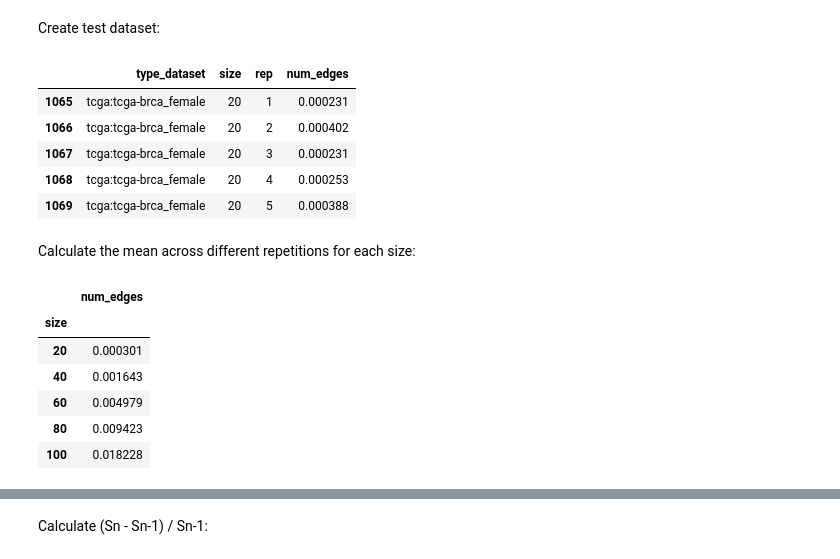
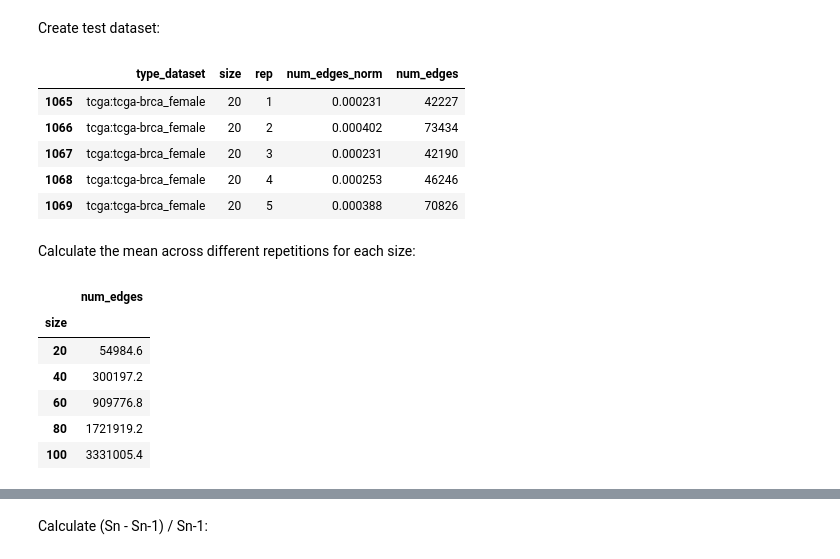
Before and after one commit to Barabasi-Lab/SampleSize, a Jupyter notebook: scripts/general_analysis/compare_models.ipynb, the cells around one changed output, grey strips where cells are left out. Drawn from its saved outputs; the diff is of its cells as text; code cells hidden in the pictures.

```diff
--- a/scripts/general_analysis/compare_models.ipynb
+++ b/scripts/general_analysis/compare_models.ipynb
@@ -17,16 +18,16 @@ dataset_selected = "tcga:tcga-brca_female"
 Create test dataset:
 # %%
 topology_results_file = '/home/j.aguirreplans/Projects/Scipher/SampleSize/scripts/SampleSizeShiny/data/example_pearson_pval_0.05/topology_results_norm_divide.L_pearson_pval_0.05.txt'
-df = pd.read_csv(topology_results_file)[["type_dataset", "size", "rep", "num_edges"]].sort_values(by = ["type_dataset", "size", "rep"])
+df = pd.read_csv(topology_results_file)[["type_dataset", "size", "rep", "num_edges", "unnorm"]].sort_values(by = ["type_dataset", "size", "rep"]).rename(columns = {"num_edges" : "num_edges_norm", "unnorm" : "num_edges"})
 df = df[df['type_dataset'] == dataset_selected]
 df.head()
 # %% [output]
-|  | type_dataset | size | rep | num_edges |
-| 1065 | tcga:tcga-brca_female | 20 | 1 | 0.000231 |
-| 1066 | tcga:tcga-brca_female | 20 | 2 | 0.000402 |
-| 1067 | tcga:tcga-brca_female | 20 | 3 | 0.000231 |
-| 1068 | tcga:tcga-brca_female | 20 | 4 | 0.000253 |
-| 1069 | tcga:tcga-brca_female | 20 | 5 | 0.000388 |
+|  | type_dataset | size | rep | num_edges_norm | num_edges |
+| 1065 | tcga:tcga-brca_female | 20 | 1 | 0.000231 | 42227 |
+| 1066 | tcga:tcga-brca_female | 20 | 2 | 0.000402 | 73434 |
+| 1067 | tcga:tcga-brca_female | 20 | 3 | 0.000231 | 42190 |
+| 1068 | tcga:tcga-brca_female | 20 | 4 | 0.000253 | 46246 |
+| 1069 | tcga:tcga-brca_female | 20 | 5 | 0.000388 | 70826 |
 # %%
 #df = pd.read_csv("/home/j.aguirreplans/comparison_power_law.txt")
 #df = df[df["model"] == "Mean"][["type_dataset", "size", "rep", "num_edges"]].sort_values(by = ["type_dataset", "size", "rep"])
@@ -34,13 +35,13 @@ df.head()
 # %% [markdown]
 Calculate the mean across different repetitions for each size:
 # %%
-Sn = df.groupby('size').mean()[["num_edges"]]
+Sn = df.groupby('size').mean()[[y_column]]
 Sn.head()
 # %% [output]
 |  | num_edges |
 | size |  |
-| 20 | 0.000301 |
-| 40 | 0.001643 |
-| 60 | 0.004979 |
-| 80 | 0.009423 |
-| 100 | 0.018228 |
+| 20 | 54984.6 |
+| 40 | 300197.2 |
+| 60 | 909776.8 |
+| 80 | 1721919.2 |
+| 100 | 3331005.4 |
```
Also changed, not shown: parts of 10 cells of this notebook.
